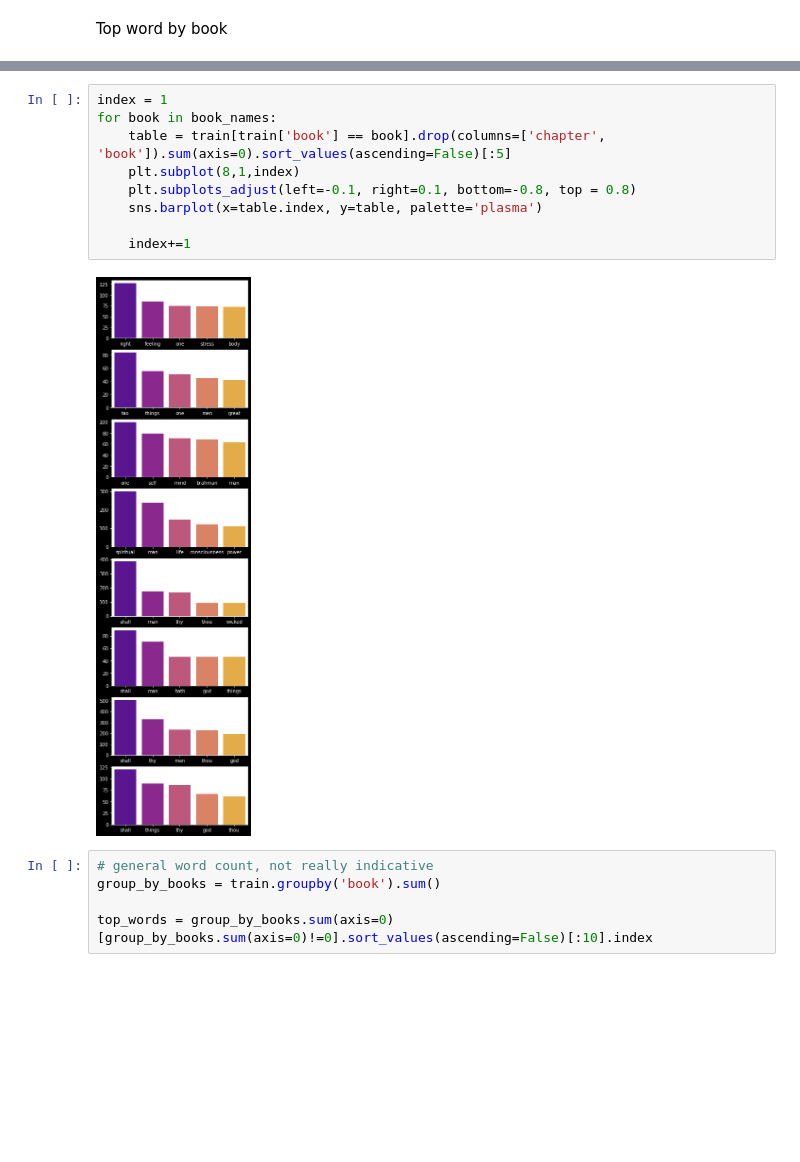
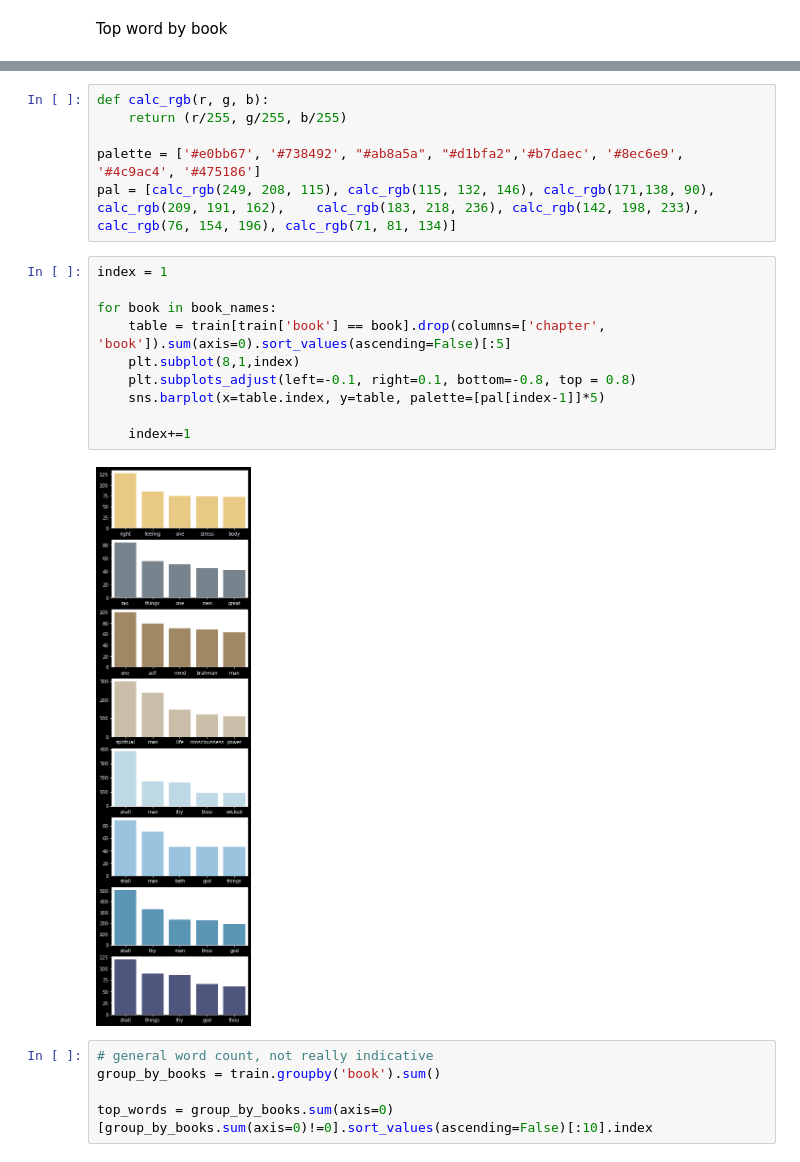
Before and after one commit to Barry0121/Religious-Text-Analysis-NLP, a Jupyter notebook: Beginner Track/barry.ipynb, the cells around one changed output, grey strips where cells are left out. Saved outputs shown, nothing was run; the diff lists cells and outputs as text; blank space fills up the shorter version.

Commit message:
add basic analysis plot and map implementation

```diff
--- a/Beginner Track/barry.ipynb
+++ b/Beginner Track/barry.ipynb
@@ -85,14 +96,22 @@ Top word by book
+# %%
+def calc_rgb(r, g, b):
+    return (r/255, g/255, b/255)
+
+palette = ['#e0bb67', '#738492', "#ab8a5a", "#d1bfa2",'#b7daec', '#8ec6e9', '#4c9ac4', '#475186']
+pal = [calc_rgb(249, 208, 115), calc_rgb(115, 132, 146), calc_rgb(171,138, 90), calc_rgb(209, 191, 162),    calc_rgb(183, 218, 236), calc_rgb(142, 198, 233),
+calc_rgb(76, 154, 196), calc_rgb(71, 81, 134)]
 # %%
 index = 1
+
 for book in book_names:
     table = train[train['book'] == book].drop(columns=['chapter', 'book']).sum(axis=0).sort_values(ascending=False)[:5]
     plt.subplot(8,1,index)
     plt.subplots_adjust(left=-0.1, right=0.1, bottom=-0.8, top = 0.8)
-    sns.barplot(x=table.index, y=table, palette='plasma')
+    sns.barplot(x=table.index, y=table, palette=[pal[index-1]]*5)
 
     index+=1
 # %% [output]
-[figure, old version]
+[figure, new version]
 # %%
 # general word count, not really indicative
 group_by_books = train.groupby('book').sum()
```
Also changed, not shown: parts of 5 cells of this notebook, 6 other files.
